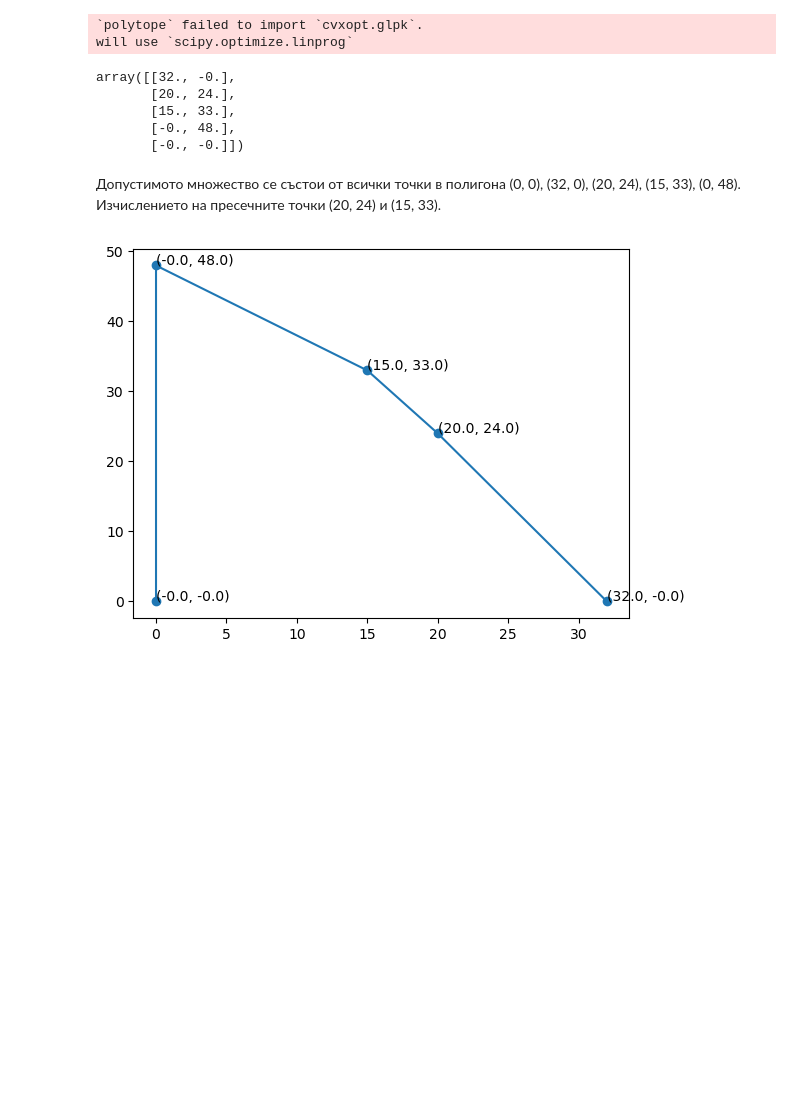
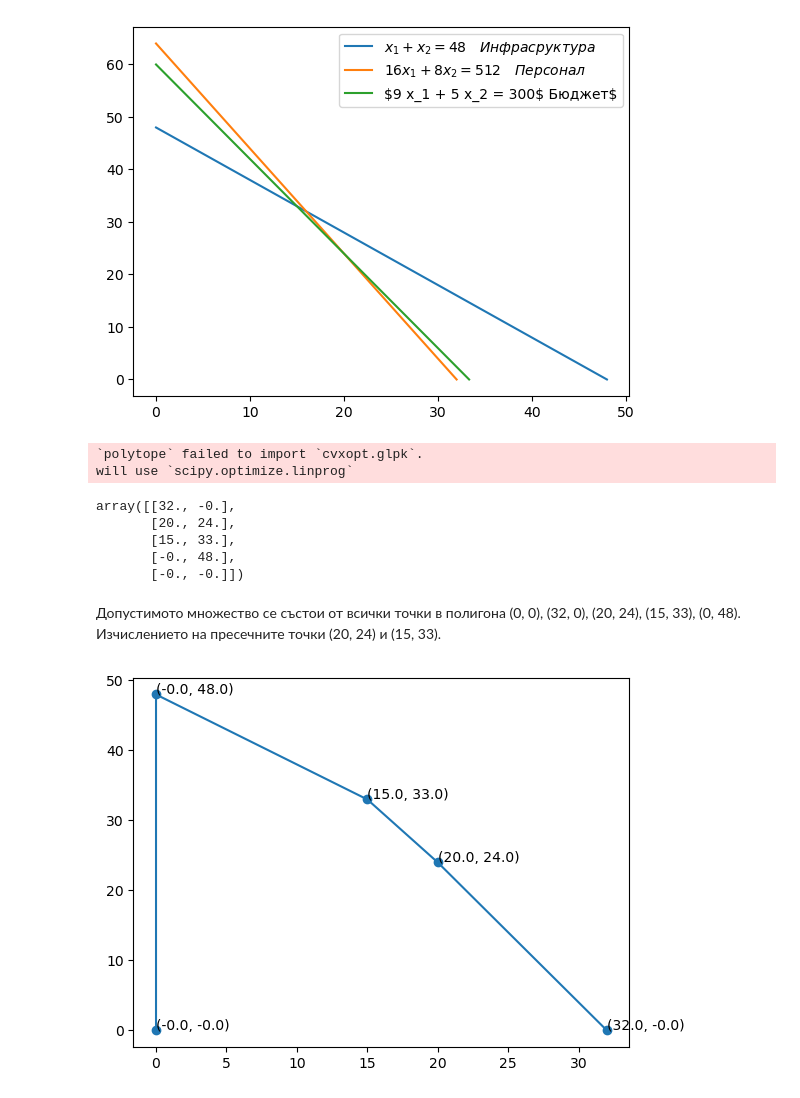
Before and after one commit to febse/opt2024, a Jupyter notebook: 02-Introduction/index.ipynb, the cells around one changed output. Drawn from its saved outputs; the diff is of its cells as text; code cells hidden in the pictures; blank space fills up the shorter version.

Commit message:
Add feasible set plot

```diff
--- a/02-Introduction/index.ipynb
+++ b/02-Introduction/index.ipynb
@@ -120,6 +121,19 @@ $$
 
 По същия начин можем да намерим и две точки от правата на третото ограничение (бюджет):
 (0, 300 / 5) и (300 / 9, 0).
+# %%
+import matplotlib.pyplot as plt
+
+fig, ax = plt.subplots()
+
+ax.plot([0, 48], [48, 0], label=r'$x_1 + x_2 = 48 \quad Инфрасруктура$')
+ax.plot([0, 32], [64, 0], label=r'$16 x_1 + 8 x_2 = 512\quad Персонал$')
+ax.plot([0, 33.33], [60, 0], label=r'$9 x_1 + 5 x_2 = 300 \quad Бюджет$')
+
+ax.legend(loc=0)
+fig.show()
+# %% [output]
+[figure, added]
 # %%
 import polytope as pc
 import numpy as np
```
Also changed, not shown: parts of 1 cell of this notebook.
